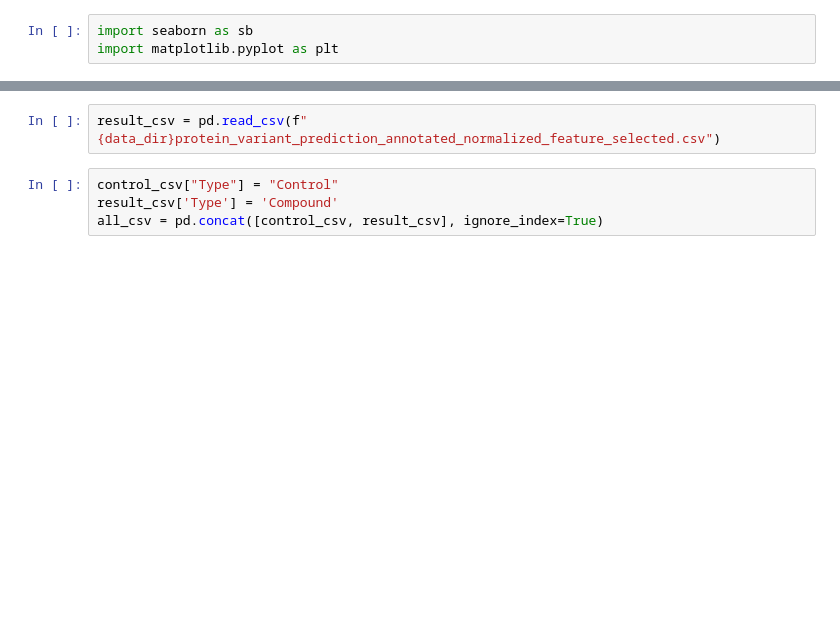
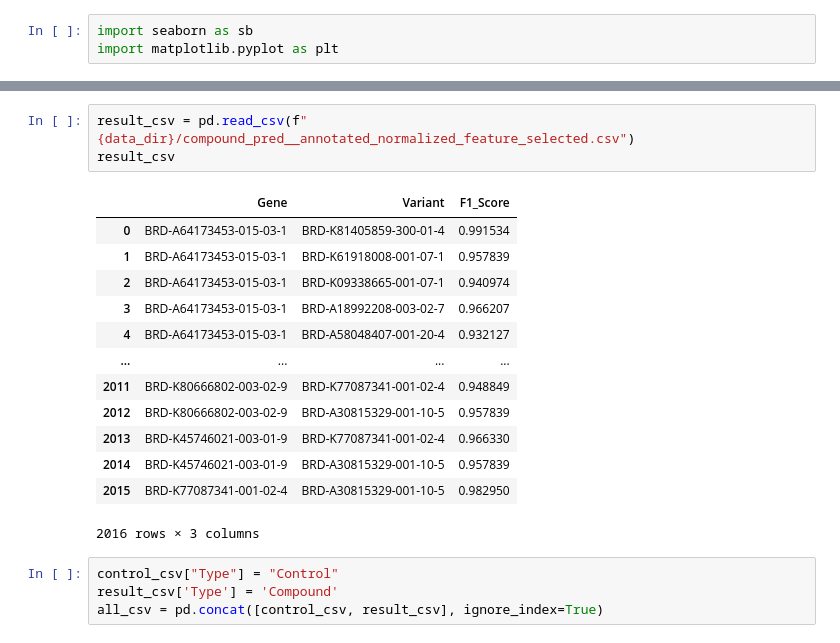
Before and after one commit to runxi-shen/2021_09_01_VarChAMP, a Jupyter notebook: 6.downstream_analysis/1.phenotype_analysis-jump.ipynb, the cells around one changed output, grey strips where cells are left out. Drawn from its saved outputs; the diff is of its cells as text; blank space fills up the shorter version.

```diff
--- a/6.downstream_analysis/1.phenotype_analysis-jump.ipynb
+++ b/6.downstream_analysis/1.phenotype_analysis-jump.ipynb
@@ -321,5 +333,20 @@ control_csv = pd.read_csv(f"{data_dir}control_prediction{feature_type}.csv")
 # %%
-result_csv = pd.read_csv(f"{data_dir}protein_variant_prediction_annotated_normalized_feature_selected.csv")
+result_csv = pd.read_csv(f"{data_dir}/compound_pred__annotated_normalized_feature_selected.csv")
+result_csv
+# %% [output]
+|  | Gene | Variant | F1_Score |
+| 0 | BRD-A64173453-015-03-1 | BRD-K81405859-300-01-4 | 0.991534 |
+| 1 | BRD-A64173453-015-03-1 | BRD-K61918008-001-07-1 | 0.957839 |
+| 2 | BRD-A64173453-015-03-1 | BRD-K09338665-001-07-1 | 0.940974 |
+| 3 | BRD-A64173453-015-03-1 | BRD-A18992208-003-02-7 | 0.966207 |
+| 4 | BRD-A64173453-015-03-1 | BRD-A58048407-001-20-4 | 0.932127 |
+| ... | ... | ... | ... |
+| 2011 | BRD-K80666802-003-02-9 | BRD-K77087341-001-02-4 | 0.948849 |
+| 2012 | BRD-K80666802-003-02-9 | BRD-A30815329-001-10-5 | 0.957839 |
+| 2013 | BRD-K45746021-003-01-9 | BRD-K77087341-001-02-4 | 0.966330 |
+| 2014 | BRD-K45746021-003-01-9 | BRD-A30815329-001-10-5 | 0.957839 |
+| 2015 | BRD-K77087341-001-02-4 | BRD-A30815329-001-10-5 | 0.982950 |
+2016 rows × 3 columns
 # %%
 control_csv["Type"] = "Control"
 result_csv['Type'] = 'Compound'
```
Also changed, not shown: parts of 11 cells of this notebook, 9 other files.
